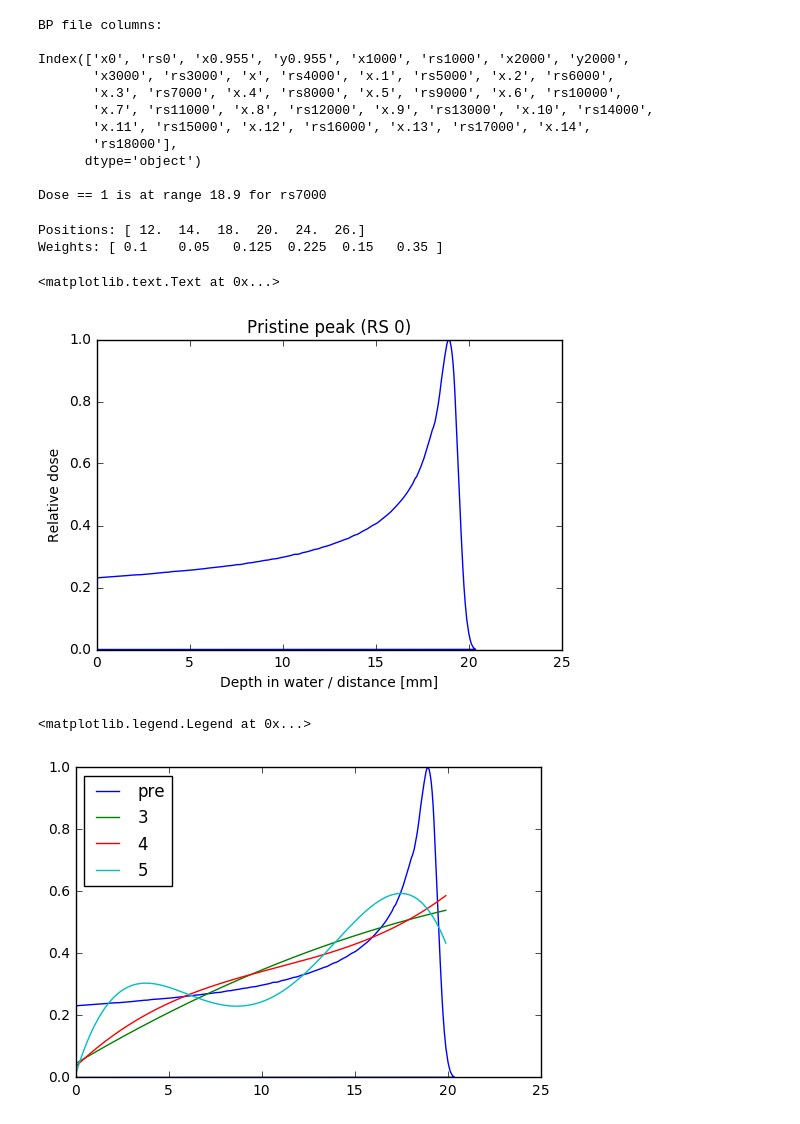
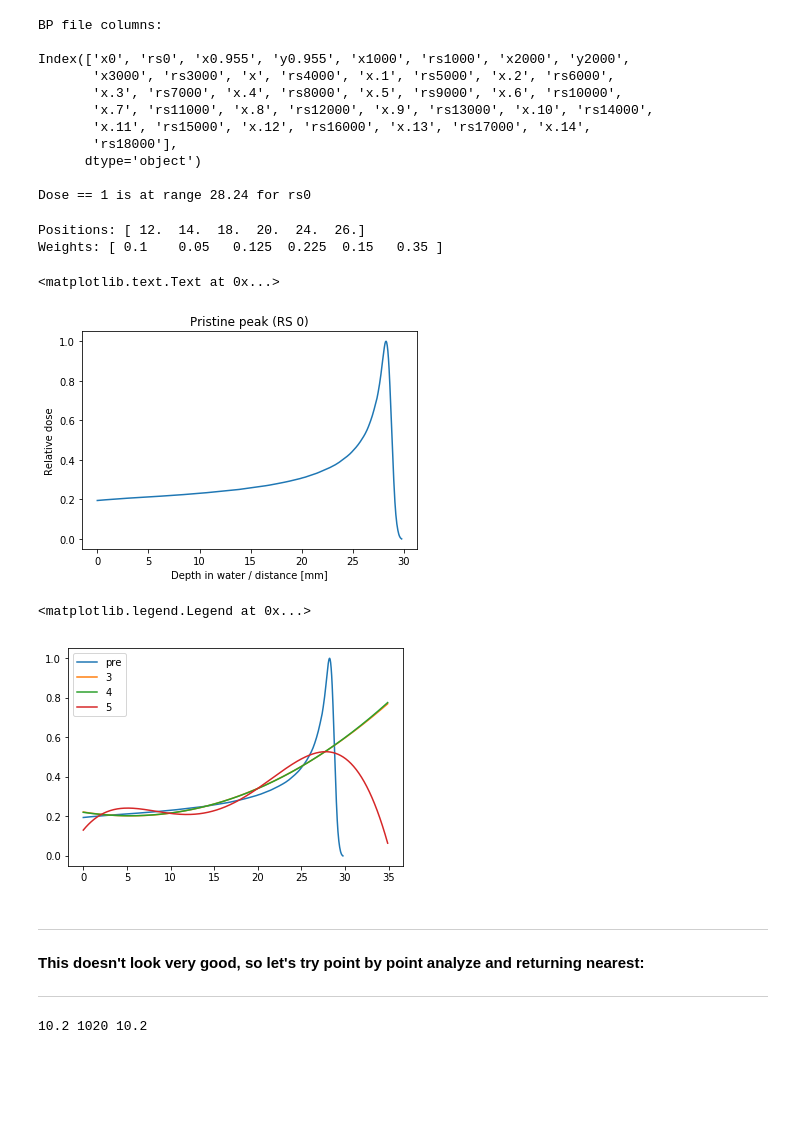
Before and after one commit to DataMedSci/ProtonBeamsComposer, a Jupyter notebook: curve_fit_BP.ipynb, the cells around one changed output. Cells and saved outputs as stored; diff of their text form; code cells hidden in the pictures; blank space fills up the shorter version.

Commit message:
Improved function aprox for input peaks

```diff
--- a/curve_fit_BP.ipynb
+++ b/curve_fit_BP.ipynb
@@ -13,14 +13,14 @@ with open("bp.csv", 'r') as bp_file:
 print("BP file columns:\n\n%s" % data.columns)
 
 # get first and second col and change representation to numpy-like
-distance = data[data.columns[16]].as_matrix()
-dose = data[data.columns[17]].as_matrix()
+rs0dist = data[data.columns[0]].as_matrix()
+rs0dose = data[data.columns[1]].as_matrix()
 
-distance = np.nan_to_num(distance)
-dose = np.nan_to_num(dose)
+rs0dist = np.nan_to_num(rs0dist)
+rs0dose = np.nan_to_num(rs0dose)
 
-peak_max_position = distance[dose.argmax()]
-print("\nDose == 1 is at range %s for %s" % (peak_max_position, data.columns[17]))
+peak_max_position = rs0dist[rs0dose.argmax()]
+print("\nDose == 1 is at range %s for %s" % (peak_max_position, data.columns[1]))
 # %% [output]
 BP file columns:
 
@@ -32,7 +32,7 @@ Index(['x0', 'rs0', 'x0.955', 'y0.955', 'x1000', 'rs1000', 'x2000', 'y2000',
        'rs18000'],
       dtype='object')
 
-Dose == 1 is at range 18.9 for rs7000
+Dose == 1 is at range 28.24 for rs0
 # %%
 # load file with positions and weights
 with open("pos.txt", "r") as pos_file:
@@ -47,13 +47,13 @@ print("Weights: %s " % weights)
 Positions: [ 12.  14.  18.  20.  24.  26.]
 Weights: [ 0.1    0.05   0.125  0.225  0.15   0.35 ]
 # %%
-plt.plot(distance, dose)
+plt.plot(rs0dist, rs0dose)
 plt.title("Pristine peak (RS 0)")
 plt.xlabel("Depth in water / distance [mm]")
 plt.ylabel("Relative dose")
 # %% [output]
 <matplotlib.text.Text at 0x...>
-[figure, old version]
+[figure, new version]
 # %%
 def fit_fun3(x, a, b, c):
     return a*x**2 + b*x + c
@@ -64,21 +64,50 @@ def fit_fun4(x, a, b, c, d):
 def fit_fun5(x, a, b, c, d, e):
     return a*x**4 + b*x**3 + c*x**2 + d*x + e
 
-coeffs3, _ = curve_fit(fit_fun3, distance, dose)
-coeffs4, _ = curve_fit(fit_fun4, distance, dose)
-coeffs5, _ = curve_fit(fit_fun5, distance, dose)
+coeffs3, _ = curve_fit(fit_fun3, rs0dist, rs0dose)
+coeffs4, _ = curve_fit(fit_fun4, rs0dist, rs0dose)
+coeffs5, _ = curve_fit(fit_fun5, rs0dist, rs0dose)
 # %%
-new_domain = np.arange(0, 20, 0.1)
+new_domain = np.arange(0, 35, 0.1)
 
 fitted3 = fit_fun3(new_domain, coeffs3[0], coeffs3[1], coeffs3[2])
 fitted4 = fit_fun4(new_domain, coeffs4[0], coeffs4[1], coeffs4[2], coeffs4[3])
 fitted5 = fit_fun5(new_domain, coeffs5[0], coeffs5[1], coeffs5[2], coeffs5[3], coeffs5[4])
 
-pre, = plt.plot(distance, dose, label="pre")
+pre, = plt.plot(rs0dist, rs0dose, label="pre")
 plot3, = plt.plot(new_domain, fitted3, label="3")
 plot4, = plt.plot(new_domain, fitted4, label="4")
 plot5, =plt.plot(new_domain, fitted5, label="5")
 plt.legend(handles=[pre, plot3, plot4, plot5], loc=2)
 # %% [output]
 <matplotlib.legend.Legend at 0x...>
-[figure, old version]
+[figure, new version]
+# %% [markdown]
+---
+
+**This doesn't look very good, so let's try point by point analyze and returning nearest:**
+
+---
+# %%
+import math
+
+def find_nearest(array, value):
+    # should be a speed boost, because our data is sorted
+    # ind = np.searchsorted(array, value, side="left")
+    # should be > > if something was found
+    return (np.abs(array-value)).argmin()
+#     if idx > 0 and (idx == len(array) or math.fabs(value - array[idx-1]) < math.fabs(value - array[idx])):
+#         return array[idx-1], idx-1
+#     else:
+#         return array[idx], idx
+
+def peak_function(x_base, y_base):
+    def kle(x):
+        return [y_base[find_nearest(x_base, point)] for point in x]
+    return kle
+
+ind = find_nearest(rs0dist, 10.2)
+assert rs0dist[ind] == val, "Should be equal"
+print(rs0dist[ind], ind, val)
+# %% [output]
+10.2 1020 10.2
```
Also changed, not shown: parts of 9 cells of this notebook.
